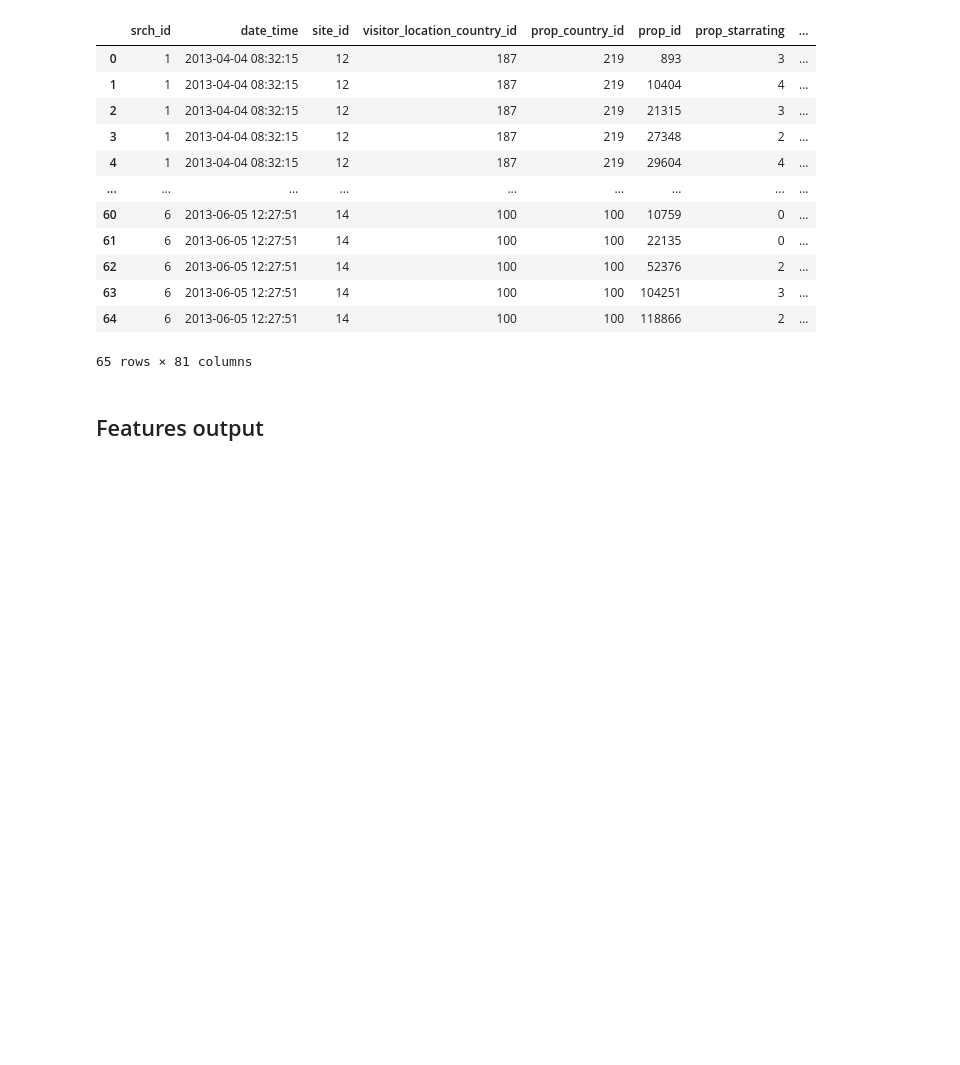
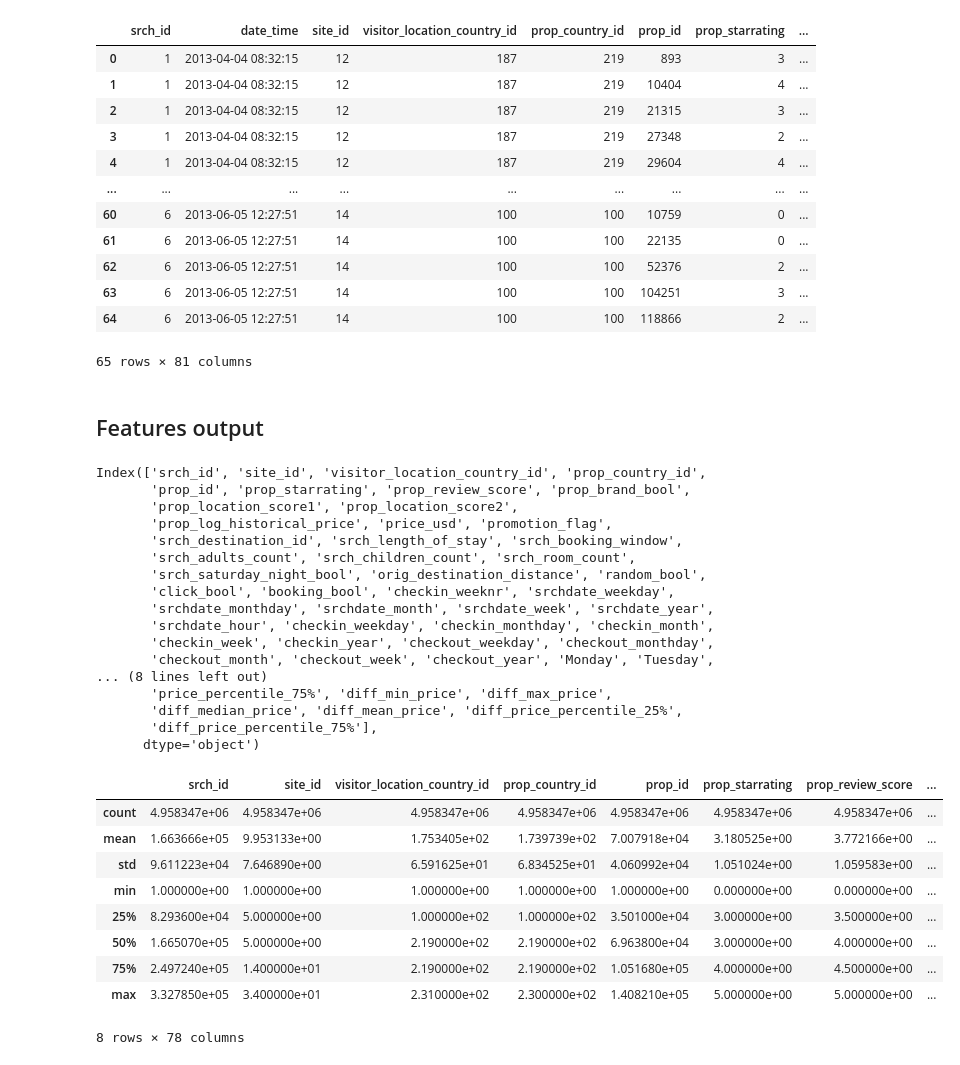
Before and after one commit to tituspellegrom/DataMiningTechniques, a Jupyter notebook: Assignment2/exploration_backup.ipynb, the cells around one changed output. Cells and saved outputs as stored; diff of their text form; code cells hidden in the pictures; blank space fills up the shorter version.

```diff
--- a/Assignment2/exploration_backup.ipynb
+++ b/Assignment2/exploration_backup.ipynb
@@ -942,11 +942,11 @@ from collections import defaultdict
 def booking_contains_holidays(dt_start, dt_end, holidays):
     dt_range = [dt.date() for dt in pd.date_range(dt_start, dt_end, freq='D')]
 
-    contained = defaultdict(bool)
+    contained = defaultdict(int)
     for dt_holiday, name_holiday in holidays.items():
         if contained[name_holiday]: # prevents override of holiday from another year
             continue
-        contained[name_holiday] = dt_holiday in dt_range
+        contained[name_holiday] = int(dt_holiday in dt_range)
 
     return pd.Series(contained)
 # %%
@@ -1014,6 +1014,7 @@ for col_name, fn in aggregates.items():
     df_prop[f'diff_{col_name}'] = (df_prop['price_usd'] - df_prop[col_name]) / df_prop[col_name]
     df_prop[f'diff_{col_name}'].fillna(0, inplace=True)
 
+df_prop.replace(np.inf, 0, inplace=True)
 print(df_prop.shape)
 display(df_prop.head(65))
 
@@ -1056,5 +1057,34 @@ display(df_stage7.head(65))
 # %% [markdown]
 ## Features output
 # %%
-df_stage7.drop(columns=['checkin_date', 'checkout_date'], inplace=True)
-df_stage7.to_pickle('df_features.pkl')
+df_stage7.drop(columns=['date_time', 'checkin_date', 'checkout_date'], inplace=True)
+display(df_stage7.columns)
+display(df_stage7.describe())
+# %% [output]
+Index(['srch_id', 'site_id', 'visitor_location_country_id', 'prop_country_id',
+       'prop_id', 'prop_starrating', 'prop_review_score', 'prop_brand_bool',
+       'prop_location_score1', 'prop_location_score2',
+       'prop_log_historical_price', 'price_usd', 'promotion_flag',
+       'srch_destination_id', 'srch_length_of_stay', 'srch_booking_window',
+       'srch_adults_count', 'srch_children_count', 'srch_room_count',
+       'srch_saturday_night_bool', 'orig_destination_distance', 'random_bool',
+       'click_bool', 'booking_bool', 'checkin_weeknr', 'srchdate_weekday',
+       'srchdate_monthday', 'srchdate_month', 'srchdate_week', 'srchdate_year',
+       'srchdate_hour', 'checkin_weekday', 'checkin_monthday', 'checkin_month',
+       'checkin_week', 'checkin_year', 'checkout_weekday', 'checkout_monthday',
+       'checkout_month', 'checkout_week', 'checkout_year', 'Monday', 'Tuesday',
+... (8 lines left out)
+       'price_percentile_75%', 'diff_min_price', 'diff_max_price',
+       'diff_median_price', 'diff_mean_price', 'diff_price_percentile_25%',
+       'diff_price_percentile_75%'],
+      dtype='object')
+|  | srch_id | site_id | visitor_location_country_id | prop_country_id | prop_id | prop_starrating | prop_review_score | ... |
+| count | 4.958347e+06 | 4.958347e+06 | 4.958347e+06 | 4.958347e+06 | 4.958347e+06 | 4.958347e+06 | 4.958347e+06 | ... |
+| mean | 1.663666e+05 | 9.953133e+00 | 1.753405e+02 | 1.739739e+02 | 7.007918e+04 | 3.180525e+00 | 3.772166e+00 | ... |
+| std | 9.611223e+04 | 7.646890e+00 | 6.591625e+01 | 6.834525e+01 | 4.060992e+04 | 1.051024e+00 | 1.059583e+00 | ... |
+| min | 1.000000e+00 | 1.000000e+00 | 1.000000e+00 | 1.000000e+00 | 1.000000e+00 | 0.000000e+00 | 0.000000e+00 | ... |
+| 25% | 8.293600e+04 | 5.000000e+00 | 1.000000e+02 | 1.000000e+02 | 3.501000e+04 | 3.000000e+00 | 3.500000e+00 | ... |
+| 50% | 1.665070e+05 | 5.000000e+00 | 2.190000e+02 | 2.190000e+02 | 6.963800e+04 | 3.000000e+00 | 4.000000e+00 | ... |
+| 75% | 2.497240e+05 | 1.400000e+01 | 2.190000e+02 | 2.190000e+02 | 1.051680e+05 | 4.000000e+00 | 4.500000e+00 | ... |
+| max | 3.327850e+05 | 3.400000e+01 | 2.310000e+02 | 2.300000e+02 | 1.408210e+05 | 5.000000e+00 | 5.000000e+00 | ... |
+8 rows × 78 columns
```
Also changed, not shown: parts of 2 cells of this notebook, 43 other files.
